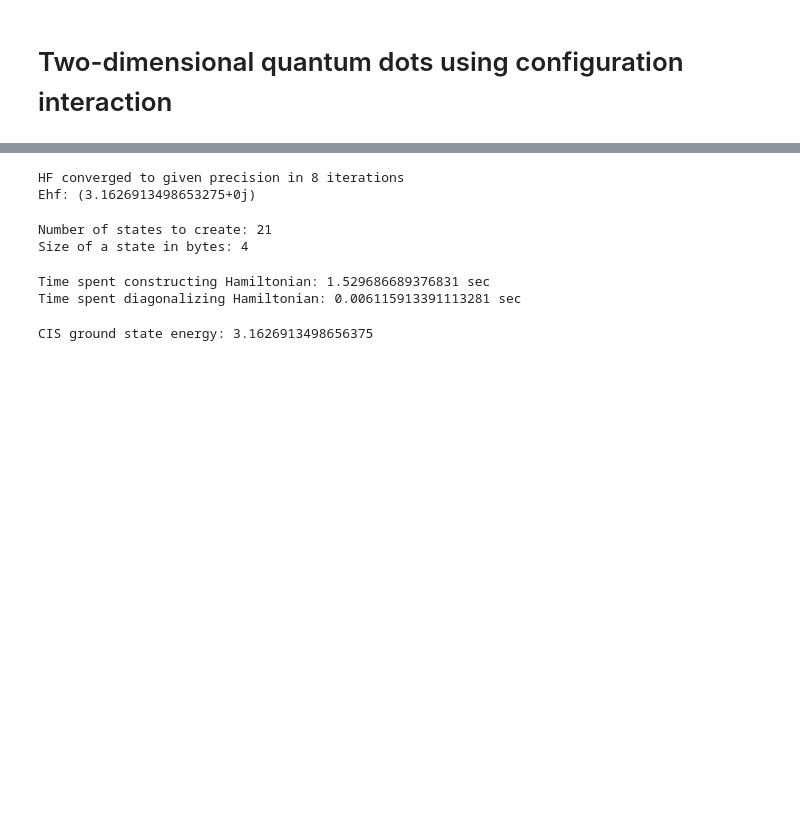
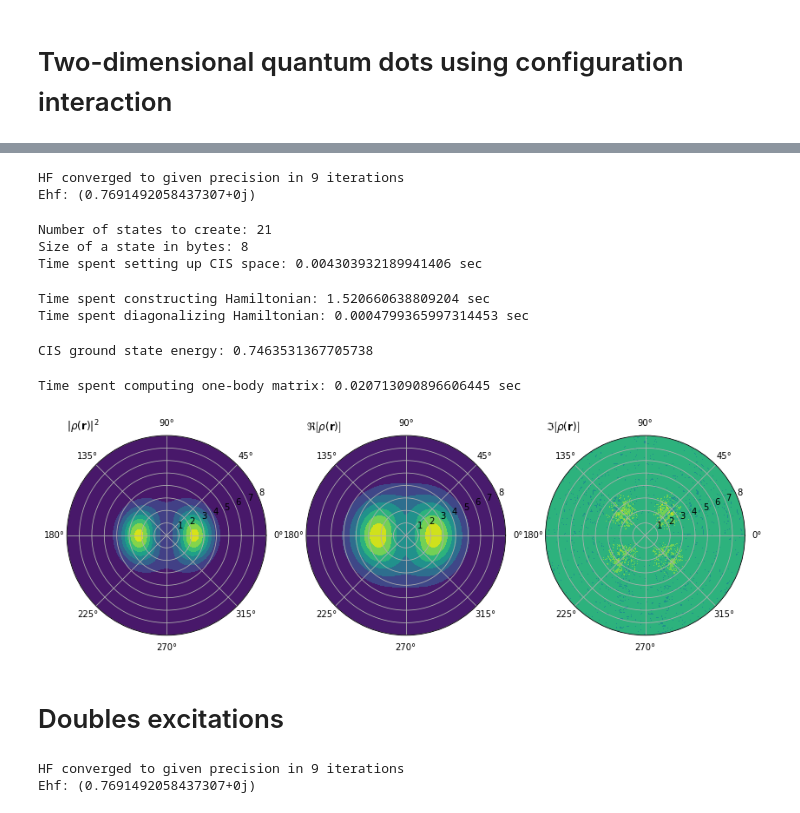
Before and after one commit to HyQD/configuration-interaction, a Jupyter notebook: scripts/2d-ho-quantum-dot.ipynb, the cells around one changed output, grey strips where cells are left out. Drawn from its saved outputs; the diff is of its cells as text; code cells hidden in the pictures; blank space fills up the shorter version.

Commit message:
Add plot of particle density

```diff
--- a/scripts/2d-ho-quantum-dot.ipynb
+++ b/scripts/2d-ho-quantum-dot.ipynb
@@ -10,0 +13,8 @@ from configuration_interaction import CIS, CID, CISD
+# %%
+n = 2
+l = 12
+
+radius = 8
+num_grid_points = 401
+omega = 1 / 6
+mass = 1
@@ -11,33 +23,56 @@ from configuration_interaction import CIS, CID, CISD
 # %%
-n = 2
-l = 12
-
-radius = 8
-num_grid_points = 401
-omega = 1
-mass = 1
-
 tdho = TwoDimensionalHarmonicOscillator(n, l, radius, num_grid_points, omega=omega, mass=mass)
 tdho.setup_system()
 tdho.change_to_hf_basis(tolerance=1e-10, verbose=True)
 # %% [output]
-HF converged to given precision in 8 iterations
-Ehf: (3.1626913498653275+0j)
+HF converged to given precision in 9 iterations
+Ehf: (0.7691492058437307+0j)
 # %%
 cis = CIS(tdho, verbose=True, np=np)
 cis.setup_ci_space()
 # %% [output]
 Number of states to create: 21
-Size of a state in bytes: 4
+Size of a state in bytes: 8
+Time spent setting up CIS space: 0.004303932189941406 sec
 # %%
 cis.compute_ground_state()
 # %% [output]
-Time spent constructing Hamiltonian: 1.529686689376831 sec
-Time spent diagonalizing Hamiltonian: 0.006115913391113281 sec
+Time spent constructing Hamiltonian: 1.520660638809204 sec
+Time spent diagonalizing Hamiltonian: 0.0004799365997314453 sec
 # %%
 print("CIS ground state energy: {0}".format(cis.energies[0]))
 # %% [output]
-CIS ground state energy: 3.1626913498656375
+CIS ground state energy: 0.7463531367705738
+# %%
+rho_cis = cis.compute_particle_density()
+# %% [output]
+Time spent computing one-body matrix: 0.020713090896606445 sec
+# %%
+fig = plt.figure(figsize=(14, 10))
+
+ax = fig.add_subplot(1, 3, 1, polar=True)
+ax.set_title(r"$|\rho(\mathbf{r})|^2$", loc="left")
+plt.contourf(tdho.T, tdho.R, np.abs(rho_cis * rho_cis.conj()))
+
+ax = fig.add_subplot(1, 3, 2, polar=True)
+ax.set_title(r"$\Re\left[\rho(\mathbf{r})\right]$", loc="left")
+plt.contourf(tdho.T, tdho.R, rho_cis.real)
+
+ax = fig.add_subplot(1, 3, 3, polar=True)
+ax.set_title(r"$\Im\left[\rho(\mathbf{r})\right]$", loc="left")
+plt.contourf(tdho.T, tdho.R, rho_cis.imag)
+plt.show()
+# %% [output]
+[figure, added]
+# %% [markdown]
+# Doubles excitations
+# %%
+tdho = TwoDimensionalHarmonicOscillator(n, l, radius, num_grid_points, omega=omega, mass=mass)
+tdho.setup_system()
+tdho.change_to_hf_basis(tolerance=1e-10, verbose=True)
+# %% [output]
+HF converged to given precision in 9 iterations
+Ehf: (0.7691492058437307+0j)
 # %%
 cid = CID(tdho, verbose=True, np=np)
 cid.setup_ci_space()
```
Also changed, not shown: parts of 14 cells of this notebook.
